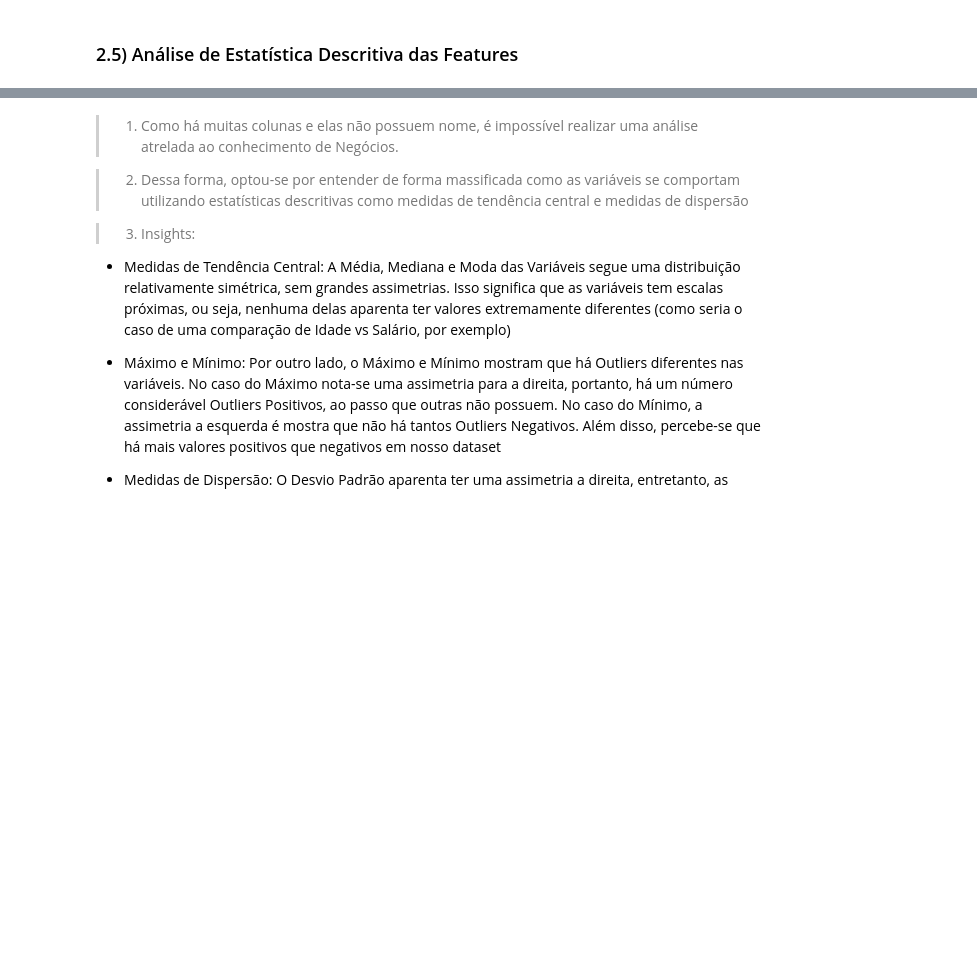
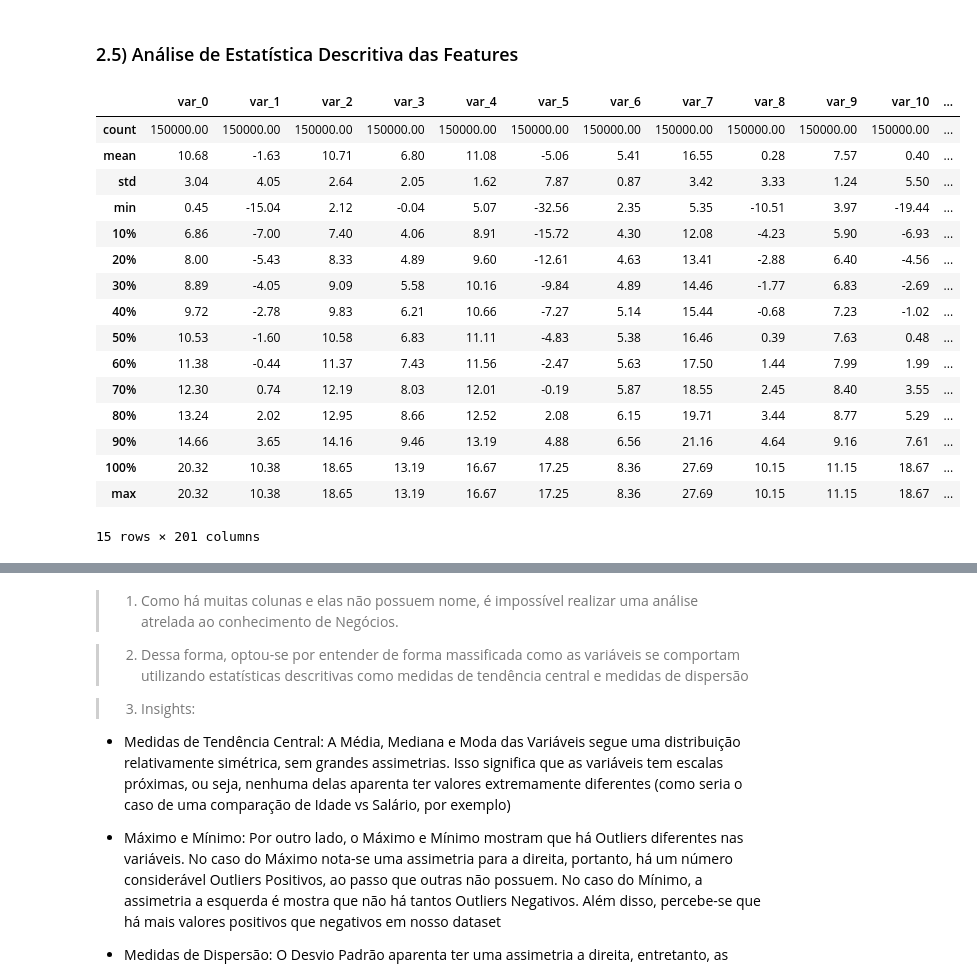
Before and after one commit to leonardovargas10/Modelo_Previsao_Satisfacao, a Jupyter notebook: Modelo_Previsao_Transacoes.ipynb, the cells around one changed output, grey strips where cells are left out. Cells and saved outputs as stored; diff of their text form; code cells hidden in the pictures; blank space fills up the shorter version.

```diff
--- a/Modelo_Previsao_Transacoes.ipynb
+++ b/Modelo_Previsao_Transacoes.ipynb
@@ -1105,6 +1047,26 @@ plota_barras(['target'], False, analytics, 1, 1, 'Distribuição da Target')
 > 1. A Target possui um comportamento bem desbalanceado, ou seja, em torno de 90% dos clientes apresentam satisfação, ao passo que 10% apresenta insatisfação.
 # %% [markdown]
 ### 2.5) Análise de Estatística Descritiva das Features
+# %%
+analytics.describe(percentiles=[0.1, 0.2, 0.3, 0.4, 0.5, 0.6, 0.7, 0.8, 0.9, 1])
+# %% [output]
+|  | var_0 | var_1 | var_2 | var_3 | var_4 | var_5 | var_6 | var_7 | var_8 | var_9 | var_10 | ... |
+| count | 150000.00 | 150000.00 | 150000.00 | 150000.00 | 150000.00 | 150000.00 | 150000.00 | 150000.00 | 150000.00 | 150000.00 | 150000.00 | ... |
+| mean | 10.68 | -1.63 | 10.71 | 6.80 | 11.08 | -5.06 | 5.41 | 16.55 | 0.28 | 7.57 | 0.40 | ... |
+| std | 3.04 | 4.05 | 2.64 | 2.05 | 1.62 | 7.87 | 0.87 | 3.42 | 3.33 | 1.24 | 5.50 | ... |
+| min | 0.45 | -15.04 | 2.12 | -0.04 | 5.07 | -32.56 | 2.35 | 5.35 | -10.51 | 3.97 | -19.44 | ... |
+| 10% | 6.86 | -7.00 | 7.40 | 4.06 | 8.91 | -15.72 | 4.30 | 12.08 | -4.23 | 5.90 | -6.93 | ... |
+| 20% | 8.00 | -5.43 | 8.33 | 4.89 | 9.60 | -12.61 | 4.63 | 13.41 | -2.88 | 6.40 | -4.56 | ... |
+| 30% | 8.89 | -4.05 | 9.09 | 5.58 | 10.16 | -9.84 | 4.89 | 14.46 | -1.77 | 6.83 | -2.69 | ... |
+| 40% | 9.72 | -2.78 | 9.83 | 6.21 | 10.66 | -7.27 | 5.14 | 15.44 | -0.68 | 7.23 | -1.02 | ... |
+| 50% | 10.53 | -1.60 | 10.58 | 6.83 | 11.11 | -4.83 | 5.38 | 16.46 | 0.39 | 7.63 | 0.48 | ... |
+| 60% | 11.38 | -0.44 | 11.37 | 7.43 | 11.56 | -2.47 | 5.63 | 17.50 | 1.44 | 7.99 | 1.99 | ... |
+| 70% | 12.30 | 0.74 | 12.19 | 8.03 | 12.01 | -0.19 | 5.87 | 18.55 | 2.45 | 8.40 | 3.55 | ... |
+| 80% | 13.24 | 2.02 | 12.95 | 8.66 | 12.52 | 2.08 | 6.15 | 19.71 | 3.44 | 8.77 | 5.29 | ... |
+| 90% | 14.66 | 3.65 | 14.16 | 9.46 | 13.19 | 4.88 | 6.56 | 21.16 | 4.64 | 9.16 | 7.61 | ... |
+| 100% | 20.32 | 10.38 | 18.65 | 13.19 | 16.67 | 17.25 | 8.36 | 27.69 | 10.15 | 11.15 | 18.67 | ... |
+| max | 20.32 | 10.38 | 18.65 | 13.19 | 16.67 | 17.25 | 8.36 | 27.69 | 10.15 | 11.15 | 18.67 | ... |
+15 rows × 201 columns
 # %%
 list_features = [col for col in analytics.columns]
 list_means = [analytics[col].mean() for col in analytics.columns]
```
Also changed, not shown: parts of 28 cells of this notebook, 1 other file.
